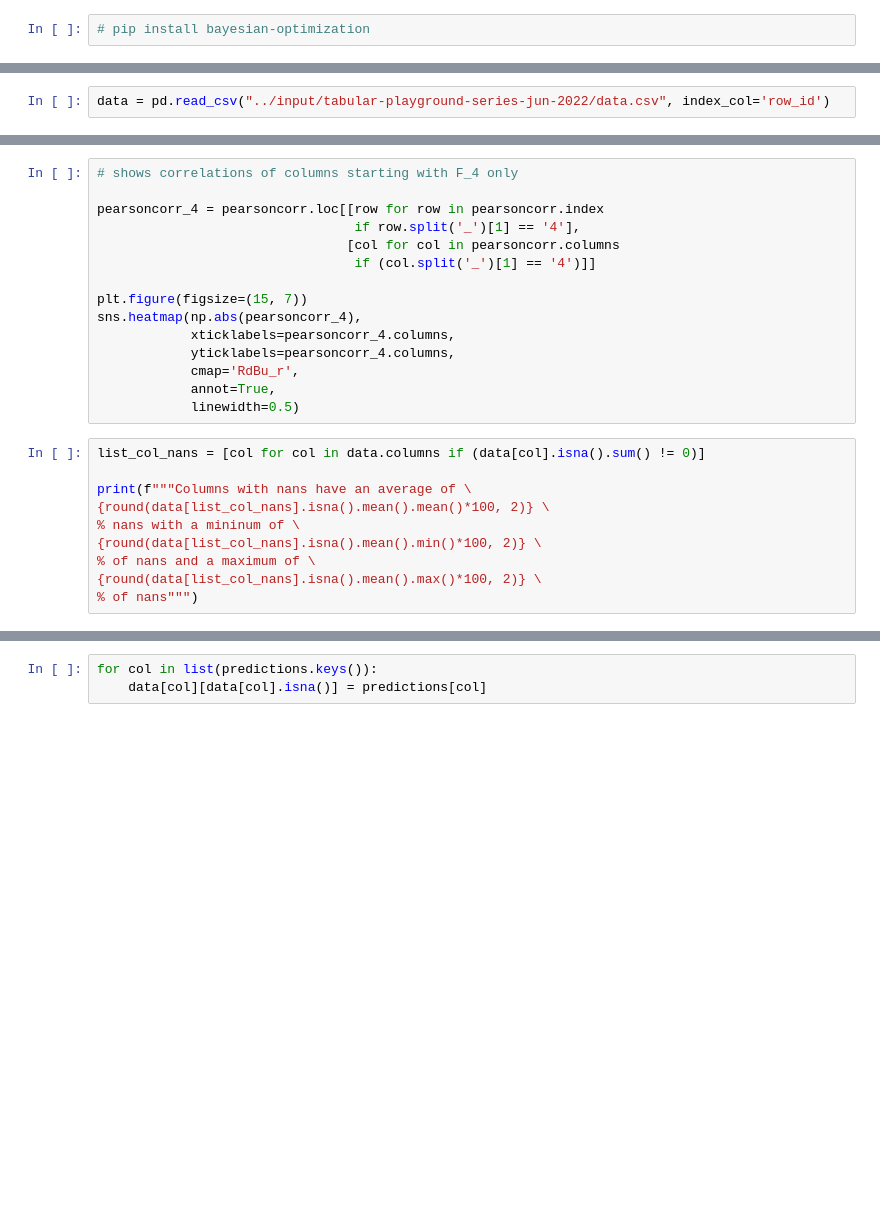
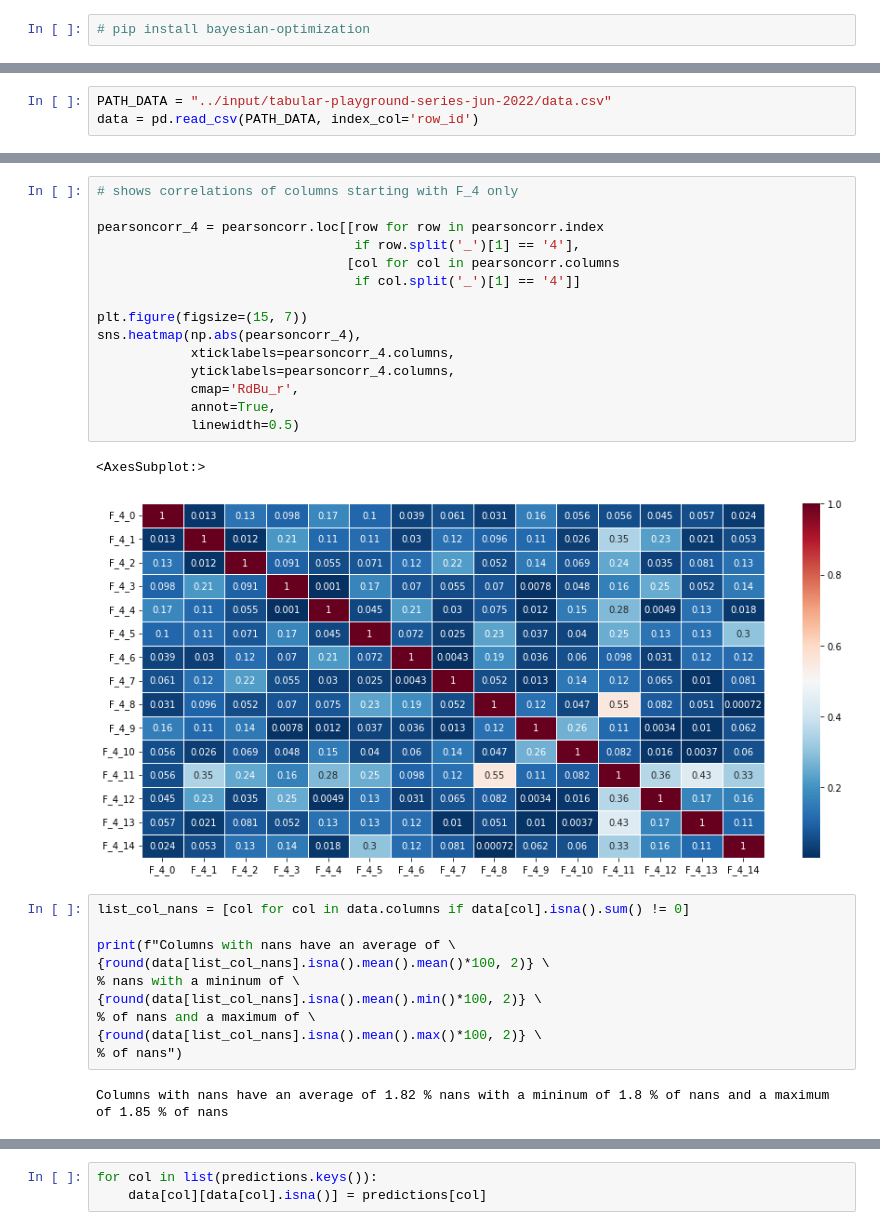
Before and after one commit to jadelsoufi/tabular-playground-series-jun-2022, a Jupyter notebook: EDA.ipynb, the cells around one changed output, grey strips where cells are left out. Cells and saved outputs as stored; diff of their text form; blank space fills up the shorter version.

```diff
--- a/EDA.ipynb
+++ b/EDA.ipynb
@@ -22,6 +23,7 @@ warnings.filterwarnings("ignore")
 
 %matplotlib inline
 # %%
-data = pd.read_csv("../input/tabular-playground-series-jun-2022/data.csv", index_col='row_id')
+PATH_DATA = "../input/tabular-playground-series-jun-2022/data.csv"
+data = pd.read_csv(PATH_DATA, index_col='row_id')
 # %%
 data.shape
@@ -68,24 +103,29 @@
                                  if row.split('_')[1] == '4'],
                                 [col for col in pearsoncorr.columns
-                                 if (col.split('_')[1] == '4')]]
+                                 if col.split('_')[1] == '4']]
 
 plt.figure(figsize=(15, 7))
 sns.heatmap(np.abs(pearsoncorr_4),
             xticklabels=pearsoncorr_4.columns,
             yticklabels=pearsoncorr_4.columns,
             cmap='RdBu_r',
             annot=True,
             linewidth=0.5)
+# %% [output]
+<AxesSubplot:>
+[figure, added]
 # %%
-list_col_nans = [col for col in data.columns if (data[col].isna().sum() != 0)]
+list_col_nans = [col for col in data.columns if data[col].isna().sum() != 0]
 
-print(f"""Columns with nans have an average of \
+print(f"Columns with nans have an average of \
 {round(data[list_col_nans].isna().mean().mean()*100, 2)} \
 % nans with a mininum of \
 {round(data[list_col_nans].isna().mean().min()*100, 2)} \
 % of nans and a maximum of \
 {round(data[list_col_nans].isna().mean().max()*100, 2)} \
-% of nans""")
+% of nans")
+# %% [output]
+Columns with nans have an average of 1.82 % nans with a mininum of 1.8 % of nans and a maximum of 1.85 % of nans
 # %%
 # defining the training scope for Bayesian Optimization of group 4 columns
 
```
Also changed, not shown: parts of 18 cells of this notebook.
